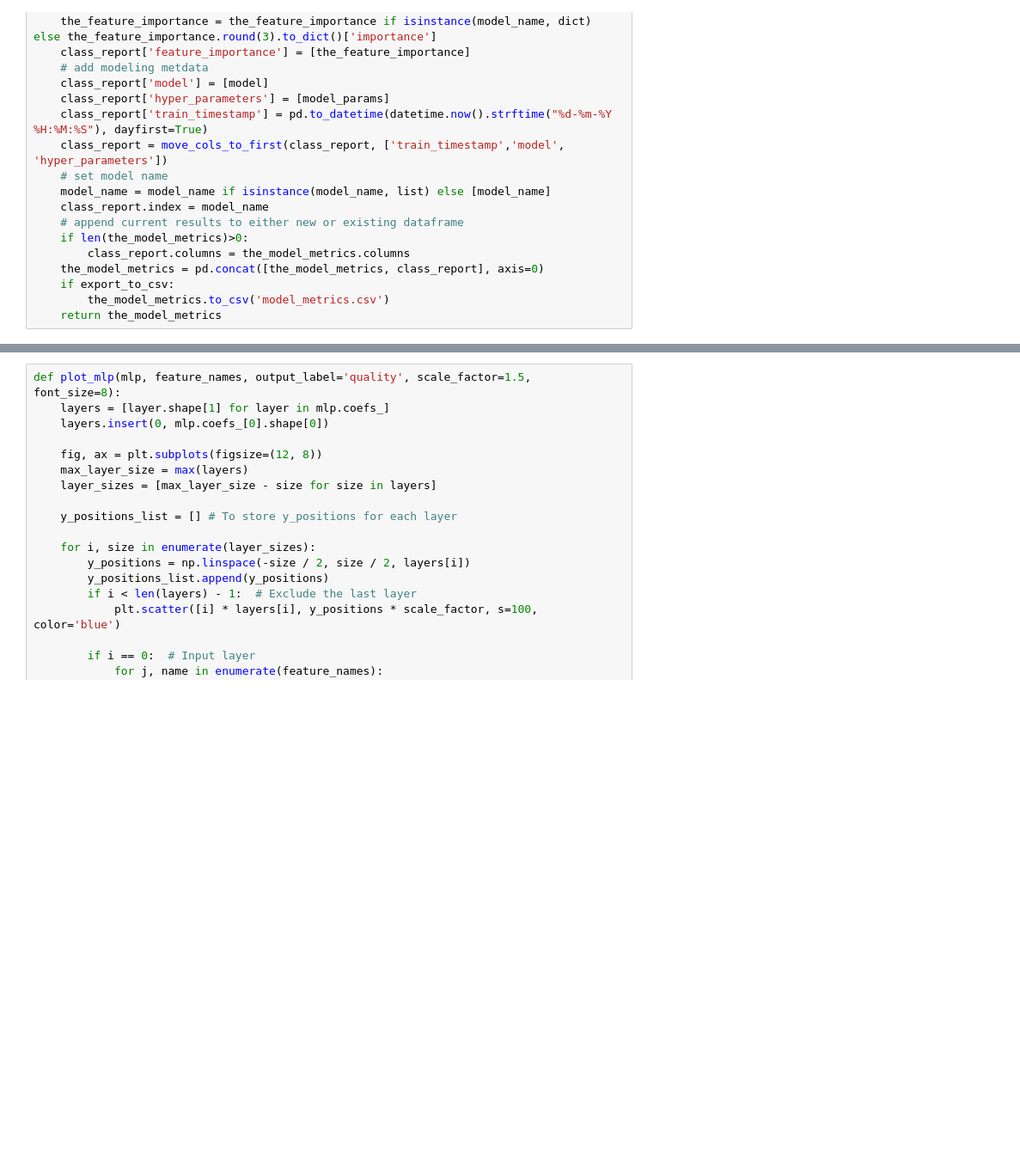
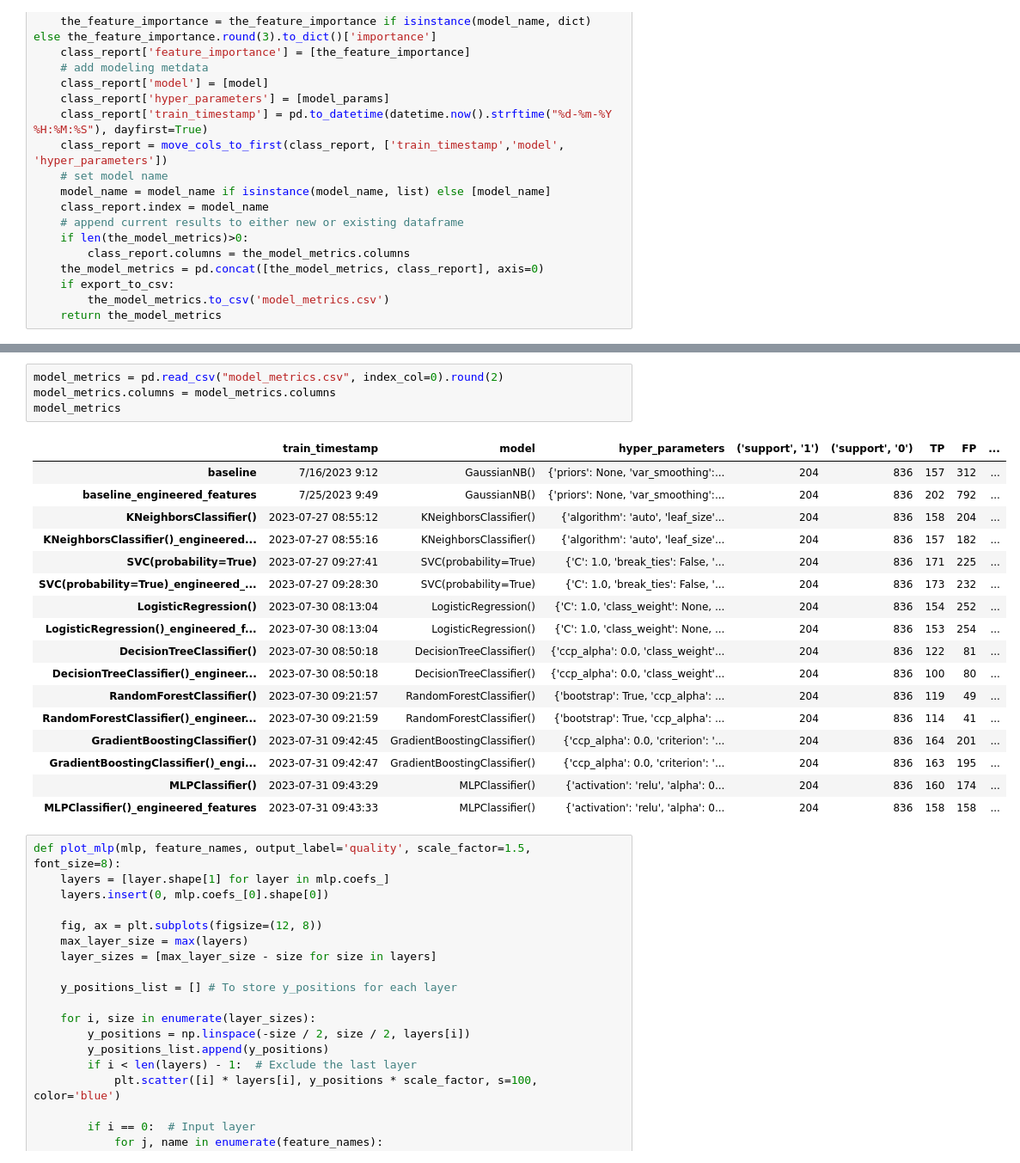
Before and after one commit to dormeir999/Cracking_Your_First_Data_Science_Project_course, a Jupyter notebook: Pipeline.ipynb, the cells around one changed output, grey strips where cells are left out. Shown at 86% size. Cells and saved outputs as stored; diff of their text form; blank space fills up the shorter version.

```diff
--- a/Pipeline.ipynb
+++ b/Pipeline.ipynb
@@ -1660,3 +1656,25 @@ plt.show()
+# %%
+model_metrics = pd.read_csv("model_metrics.csv", index_col=0).round(2)
+model_metrics.columns = model_metrics.columns
+model_metrics
+# %% [output]
+|  | train_timestamp | model | hyper_parameters | ('support', '1') | ('support', '0') | TP | FP | ... |
+| baseline | 7/16/2023 9:12 | GaussianNB() | {'priors': None, 'var_smoothing':... | 204 | 836 | 157 | 312 | ... |
+| baseline_engineered_features | 7/25/2023 9:49 | GaussianNB() | {'priors': None, 'var_smoothing':... | 204 | 836 | 202 | 792 | ... |
+| KNeighborsClassifier() | 2023-07-27 08:55:12 | KNeighborsClassifier() | {'algorithm': 'auto', 'leaf_size'... | 204 | 836 | 158 | 204 | ... |
+| KNeighborsClassifier()_engineered... | 2023-07-27 08:55:16 | KNeighborsClassifier() | {'algorithm': 'auto', 'leaf_size'... | 204 | 836 | 157 | 182 | ... |
+| SVC(probability=True) | 2023-07-27 09:27:41 | SVC(probability=True) | {'C': 1.0, 'break_ties': False, '... | 204 | 836 | 171 | 225 | ... |
+| SVC(probability=True)_engineered_... | 2023-07-27 09:28:30 | SVC(probability=True) | {'C': 1.0, 'break_ties': False, '... | 204 | 836 | 173 | 232 | ... |
+| LogisticRegression() | 2023-07-30 08:13:04 | LogisticRegression() | {'C': 1.0, 'class_weight': None, ... | 204 | 836 | 154 | 252 | ... |
+| LogisticRegression()_engineered_f... | 2023-07-30 08:13:04 | LogisticRegression() | {'C': 1.0, 'class_weight': None, ... | 204 | 836 | 153 | 254 | ... |
+| DecisionTreeClassifier() | 2023-07-30 08:50:18 | DecisionTreeClassifier() | {'ccp_alpha': 0.0, 'class_weight'... | 204 | 836 | 122 | 81 | ... |
+| DecisionTreeClassifier()_engineer... | 2023-07-30 08:50:18 | DecisionTreeClassifier() | {'ccp_alpha': 0.0, 'class_weight'... | 204 | 836 | 100 | 80 | ... |
+| RandomForestClassifier() | 2023-07-30 09:21:57 | RandomForestClassifier() | {'bootstrap': True, 'ccp_alpha': ... | 204 | 836 | 119 | 49 | ... |
+| RandomForestClassifier()_engineer... | 2023-07-30 09:21:59 | RandomForestClassifier() | {'bootstrap': True, 'ccp_alpha': ... | 204 | 836 | 114 | 41 | ... |
+| GradientBoostingClassifier() | 2023-07-31 09:42:45 | GradientBoostingClassifier() | {'ccp_alpha': 0.0, 'criterion': '... | 204 | 836 | 164 | 201 | ... |
+| GradientBoostingClassifier()_engi... | 2023-07-31 09:42:47 | GradientBoostingClassifier() | {'ccp_alpha': 0.0, 'criterion': '... | 204 | 836 | 163 | 195 | ... |
+| MLPClassifier() | 2023-07-31 09:43:29 | MLPClassifier() | {'activation': 'relu', 'alpha': 0... | 204 | 836 | 160 | 174 | ... |
+| MLPClassifier()_engineered_features | 2023-07-31 09:43:33 | MLPClassifier() | {'activation': 'relu', 'alpha': 0... | 204 | 836 | 158 | 158 | ... |
 # %%
 def plot_mlp(mlp, feature_names, output_label='quality', scale_factor=1.5, font_size=8):
     layers = [layer.shape[1] for layer in mlp.coefs_]
```
Also changed, not shown: parts of 13 cells of this notebook.
